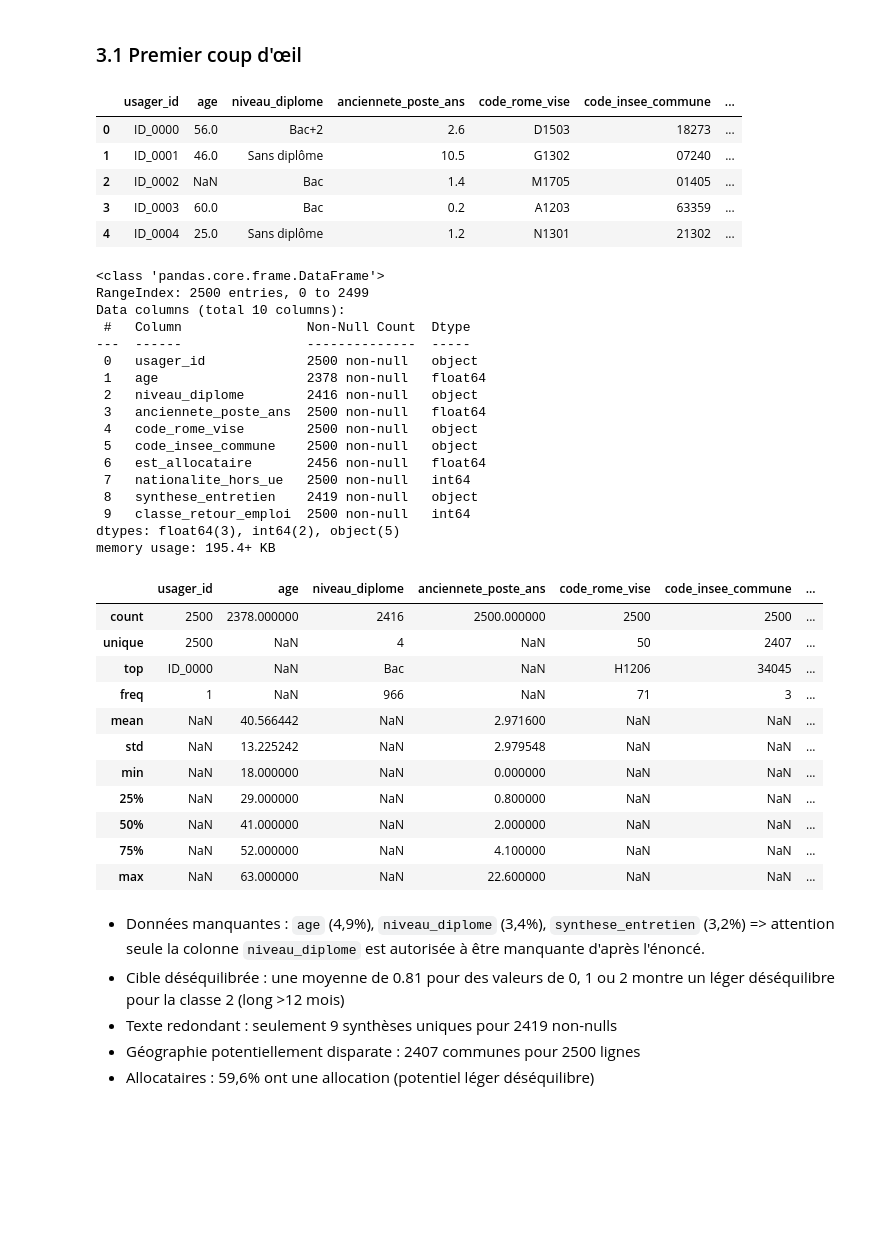
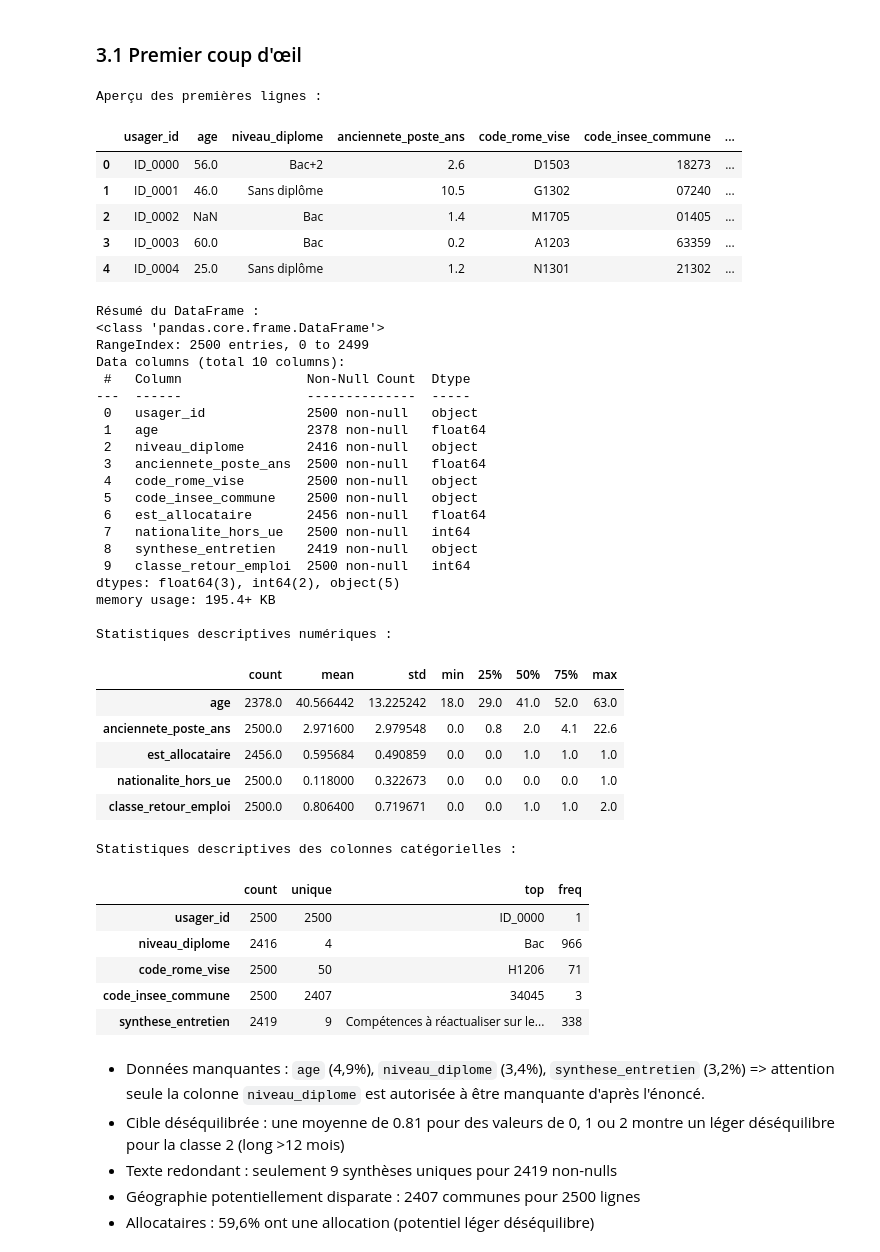
Before and after one commit to rbatos/Cas_usage_certif, a Jupyter notebook: notebooks/matrice-notebook-romain.ipynb, the cells around one changed output. Saved outputs shown, nothing was run; the diff lists cells and outputs as text; code cells hidden in the pictures; blank space fills up the shorter version.

```diff
--- a/notebooks/matrice-notebook-romain.ipynb
+++ b/notebooks/matrice-notebook-romain.ipynb
@@ -183,48 +192,56 @@ Plusieurs variables sensibles ont été identifiées dès cette étape (`nationa
 # %% [markdown]
 ### 3.1 Premier coup d'œil
 # %%
-# Aperçu des premières lignes
+print("Aperçu des premières lignes :")
 display(df.head())
-# Résumé structurel
+print("\nRésumé du DataFrame :")
 df.info()
 # Statistiques descriptives
-df.describe(include="all")
+print("\nStatistiques descriptives numériques :")
+display(df.describe(include="number").T)
+print("\nStatistiques descriptives des colonnes catégorielles :")
+display(df.describe(include="object").T)
 # %% [output]
+Aperçu des premières lignes :
 |  | usager_id | age | niveau_diplome | anciennete_poste_ans | code_rome_vise | code_insee_commune | ... |
 | 0 | ID_0000 | 56.0 | Bac+2 | 2.6 | D1503 | 18273 | ... |
 | 1 | ID_0001 | 46.0 | Sans diplôme | 10.5 | G1302 | 07240 | ... |
 | 2 | ID_0002 | NaN | Bac | 1.4 | M1705 | 01405 | ... |
 | 3 | ID_0003 | 60.0 | Bac | 0.2 | A1203 | 63359 | ... |
 | 4 | ID_0004 | 25.0 | Sans diplôme | 1.2 | N1301 | 21302 | ... |
-<class 'pandas.core.frame.DataFrame'>
-RangeIndex: 2500 entries, 0 to 2499
-Data columns (total 10 columns):
- #   Column                Non-Null Count  Dtype
----  ------                --------------  -----
- 0   usager_id             2500 non-null   object
- 1   age                   2378 non-null   float64
- 2   niveau_diplome        2416 non-null   object
- 3   anciennete_poste_ans  2500 non-null   float64
- 4   code_rome_vise        2500 non-null   object
- 5   code_insee_commune    2500 non-null   object
- 6   est_allocataire       2456 non-null   float64
- 7   nationalite_hors_ue   2500 non-null   int64
- 8   synthese_entretien    2419 non-null   object
- 9   classe_retour_emploi  2500 non-null   int64
-dtypes: float64(3), int64(2), object(5)
-memory usage: 195.4+ KB
+Résumé du DataFrame :
+<class 'pandas.core.frame.DataFrame'>
+RangeIndex: 2500 entries, 0 to 2499
+Data columns (total 10 columns):
+ #   Column                Non-Null Count  Dtype
+---  ------                --------------  -----
+ 0   usager_id             2500 non-null   object
+ 1   age                   2378 non-null   float64
+ 2   niveau_diplome        2416 non-null   object
+ 3   anciennete_poste_ans  2500 non-null   float64
+ 4   code_rome_vise        2500 non-null   object
+ 5   code_insee_commune    2500 non-null   object
+ 6   est_allocataire       2456 non-null   float64
+ 7   nationalite_hors_ue   2500 non-null   int64
+ 8   synthese_entretien    2419 non-null   object
+ 9   classe_retour_emploi  2500 non-null   int64
+dtypes: float64(3), int64(2), object(5)
+memory usage: 195.4+ KB
+
+Statistiques descriptives numériques :
-|  | usager_id | age | niveau_diplome | anciennete_poste_ans | code_rome_vise | code_insee_commune | ... |
-| count | 2500 | 2378.000000 | 2416 | 2500.000000 | 2500 | 2500 | ... |
-| unique | 2500 | NaN | 4 | NaN | 50 | 2407 | ... |
-| top | ID_0000 | NaN | Bac | NaN | H1206 | 34045 | ... |
-| freq | 1 | NaN | 966 | NaN | 71 | 3 | ... |
-| mean | NaN | 40.566442 | NaN | 2.971600 | NaN | NaN | ... |
-| std | NaN | 13.225242 | NaN | 2.979548 | NaN | NaN | ... |
-| min | NaN | 18.000000 | NaN | 0.000000 | NaN | NaN | ... |
-| 25% | NaN | 29.000000 | NaN | 0.800000 | NaN | NaN | ... |
-| 50% | NaN | 41.000000 | NaN | 2.000000 | NaN | NaN | ... |
-| 75% | NaN | 52.000000 | NaN | 4.100000 | NaN | NaN | ... |
-| max | NaN | 63.000000 | NaN | 22.600000 | NaN | NaN | ... |
+|  | count | mean | std | min | 25% | 50% | 75% | max |
+| age | 2378.0 | 40.566442 | 13.225242 | 18.0 | 29.0 | 41.0 | 52.0 | 63.0 |
+| anciennete_poste_ans | 2500.0 | 2.971600 | 2.979548 | 0.0 | 0.8 | 2.0 | 4.1 | 22.6 |
+| est_allocataire | 2456.0 | 0.595684 | 0.490859 | 0.0 | 0.0 | 1.0 | 1.0 | 1.0 |
+| nationalite_hors_ue | 2500.0 | 0.118000 | 0.322673 | 0.0 | 0.0 | 0.0 | 0.0 | 1.0 |
+| classe_retour_emploi | 2500.0 | 0.806400 | 0.719671 | 0.0 | 0.0 | 1.0 | 1.0 | 2.0 |
+Statistiques descriptives des colonnes catégorielles :
+|  | count | unique | top | freq |
+| usager_id | 2500 | 2500 | ID_0000 | 1 |
+| niveau_diplome | 2416 | 4 | Bac | 966 |
+| code_rome_vise | 2500 | 50 | H1206 | 71 |
+| code_insee_commune | 2500 | 2407 | 34045 | 3 |
+| synthese_entretien | 2419 | 9 | Compétences à réactualiser sur le... | 338 |
 # %% [markdown]
 - Données manquantes : `age` (4,9%), `niveau_diplome` (3,4%), `synthese_entretien` (3,2%) => attention seule la colonne `niveau_diplome` est autorisée à être manquante d'après l'énoncé.
 - Cible déséquilibrée : une moyenne de 0.81 pour des valeurs de 0, 1 ou 2 montre un léger déséquilibre pour la classe 2 (long >12 mois)
```
Also changed, not shown: parts of 16 cells of this notebook, 2 other files.
